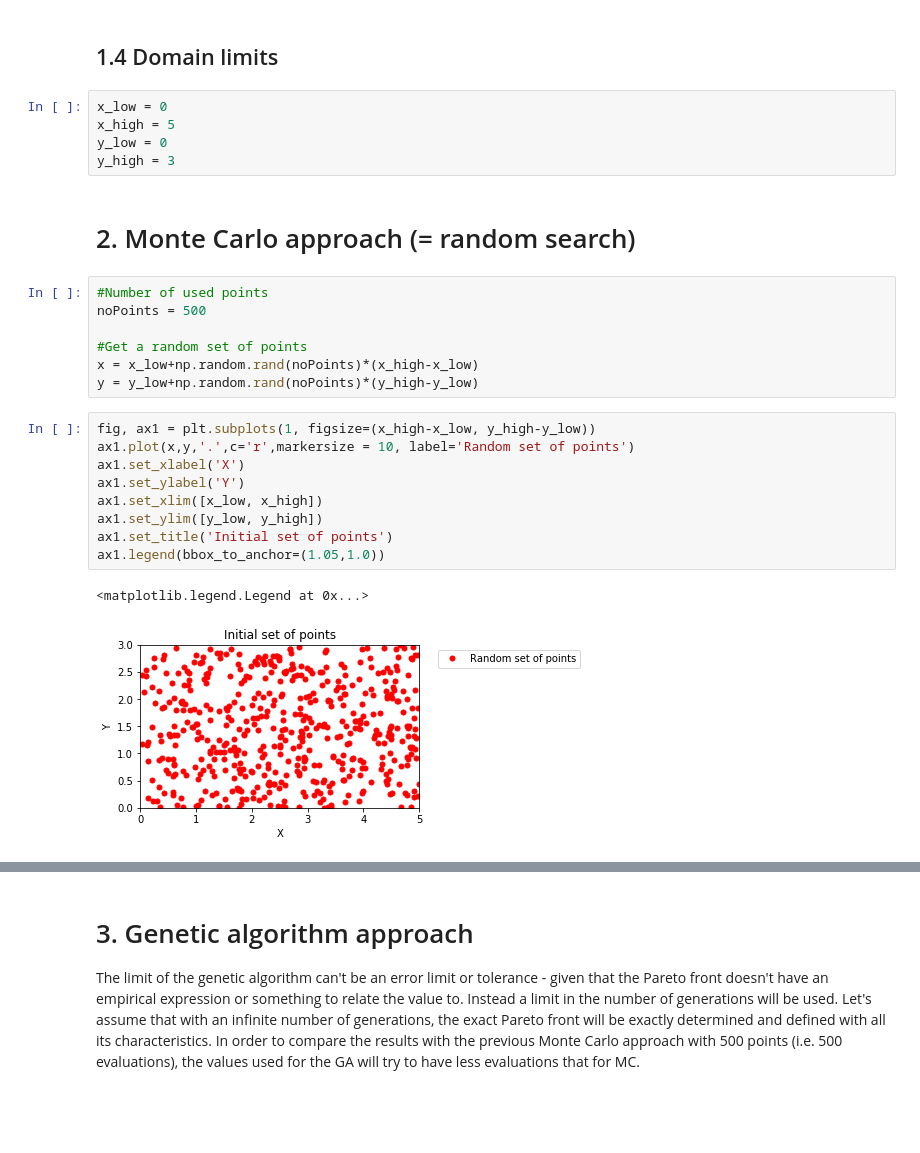
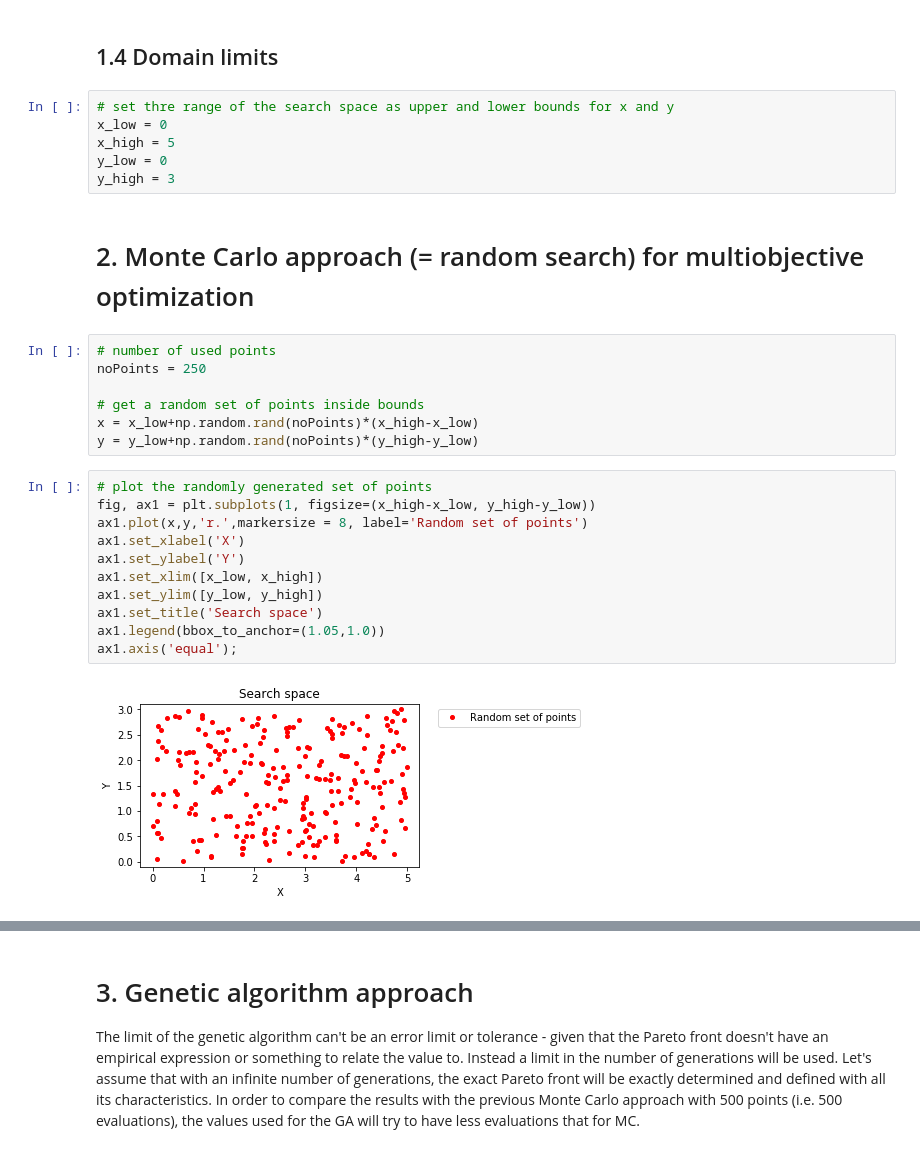
Before and after one commit to jlobatop/GA-CFD-MO, a Jupyter notebook: optimization/multiobjective_MC_GA.ipynb, the cells around one changed output, grey strips where cells are left out. Cells and saved outputs as stored; diff of their text form; blank space fills up the shorter version.

```diff
--- a/optimization/multiobjective_MC_GA.ipynb
+++ b/optimization/multiobjective_MC_GA.ipynb
@@ -100,29 +134,31 @@ compMode = ['leq', 'geq']
 # %% [markdown]
 ## 1.4 Domain limits
-# %%
-x_low = 0
-x_high = 5
-y_low = 0
-y_high = 3
+# %%
+# set thre range of the search space as upper and lower bounds for x and y
+x_low = 0
+x_high = 5
+y_low = 0
+y_high = 3
 # %% [markdown]
-# 2. Monte Carlo approach (= random search)
+# 2. Monte Carlo approach (= random search) for multiobjective optimization
 # %%
-#Number of used points
-noPoints = 500
+# number of used points
+noPoints = 250
 
-#Get a random set of points
+# get a random set of points inside bounds
 x = x_low+np.random.rand(noPoints)*(x_high-x_low)
 y = y_low+np.random.rand(noPoints)*(y_high-y_low)
 # %%
+# plot the randomly generated set of points
 fig, ax1 = plt.subplots(1, figsize=(x_high-x_low, y_high-y_low))
-ax1.plot(x,y,'.',c='r',markersize = 10, label='Random set of points')
+ax1.plot(x,y,'r.',markersize = 8, label='Random set of points')
 ax1.set_xlabel('X')
 ax1.set_ylabel('Y')
 ax1.set_xlim([x_low, x_high])
 ax1.set_ylim([y_low, y_high])
-ax1.set_title('Initial set of points')
+ax1.set_title('Search space')
 ax1.legend(bbox_to_anchor=(1.05,1.0))
+ax1.axis('equal');
 # %% [output]
-<matplotlib.legend.Legend at 0x...>
-[figure, old version]
+[figure, new version]
 # %%
```
Also changed, not shown: parts of 91 cells of this notebook, 9 other files.
